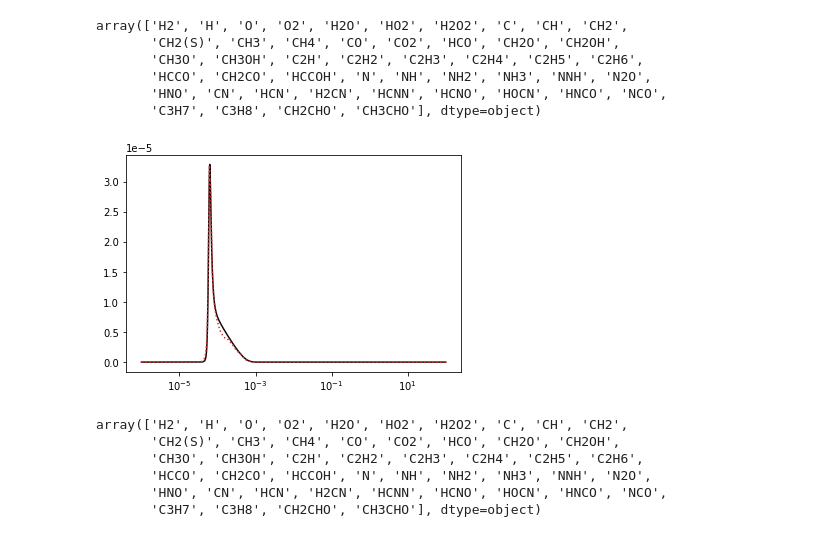
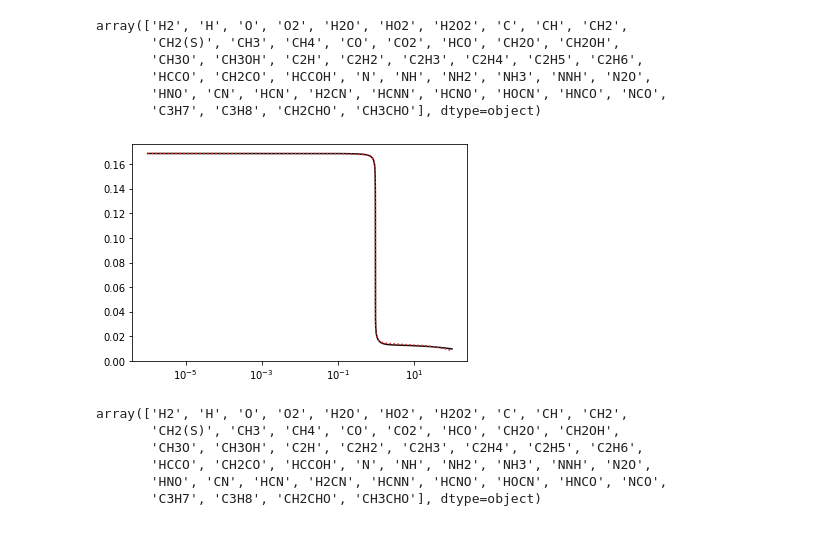
Before and after one commit to sandialabs/romnet, a Jupyter notebook: scripts/postprocessing/0DReactor/Autoencoder/Predict_Autoencoder.ipynb, the cells around one changed output. Saved outputs shown, nothing was run; the diff lists cells and outputs as text; code cells hidden in the pictures.

```diff
--- a/scripts/postprocessing/0DReactor/Autoencoder/Predict_Autoencoder.ipynb
+++ b/scripts/postprocessing/0DReactor/Autoencoder/Predict_Autoencoder.ipynb
@@ -45,9 +45,9 @@ Missing colon in file PosixPath('/Users/sventur/.matplotlib/stylelib/paper_2colu
 ## Defining Input Data
 # %%
 NVarsRed        = 10
-n_ics           = 1000
+n_ics           = 500
 
-path_to_run_fld = os.path.join(WORKSPACE_PATH, 'ROMNet/0DReact_Isobaric_1000Cases_CH4_Autoencoder/Autoencoder/Run_1/')
+path_to_run_fld = os.path.join(WORKSPACE_PATH, 'ROMNet/0DReact_Isobaric_500Cases_CH4_Autoencoder/Autoencoder/LIN_10/')
 FigDir          = None #os.path.join(WORKSPACE_PATH, '../Desktop/Paper_Figures_DeepONet_TEMP/')
 
 LineVec         = ['-',':','--','.-']*10
@@ -227,7 +229,7 @@ array(['H2', 'H', 'O', 'O2', 'H2O', 'HO2', 'H2O2', 'C', 'CH', 'CH2',
        'HNO', 'CN', 'HCN', 'H2CN', 'HCNN', 'HCNO', 'HOCN', 'HNCO', 'NCO',
        'C3H7', 'C3H8', 'CH2CHO', 'CH3CHO'], dtype=object)
 # %%
-i_ics       = 4
+i_ics       = 10
 
 FileName    = InputData.path_to_data_fld+'/../Orig/test/ext/y.csv.'+str(i_ics)
 xPred       = pd.read_csv(FileName, delimiter=',')
@@ -237,15 +239,15 @@ yPred       = pd.read_csv(FileName, delimiter=',')
 # %%
 yMat         = model.predict(xPred[input_vars])
 # %%
-SoI          = 'CH'
+SoI          = 'CH4'
 iS           = list(output_vars).index(SoI)
 
 plt.plot(yPred['t'], yPred[SoI],      color=ColorVec[0])
 plt.plot(xPred['t'], yMat[:,iS], ':', color=ColorVec[1])
 #plt.plot(xPred['t'], 10**(yMat[:,iS]-20), ':', color=ColorVec[1])
 plt.xscale('log')
 # %% [output]
-[figure, old version]
+[figure, new version]
 # %%
 output_vars
 # %% [output]
```
Also changed, not shown: parts of 6 cells of this notebook, 5 other files.
